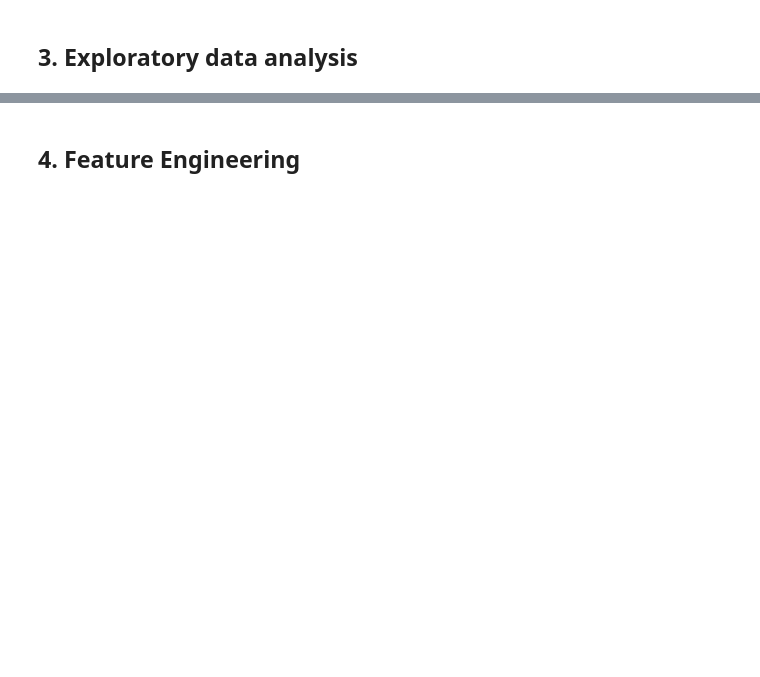
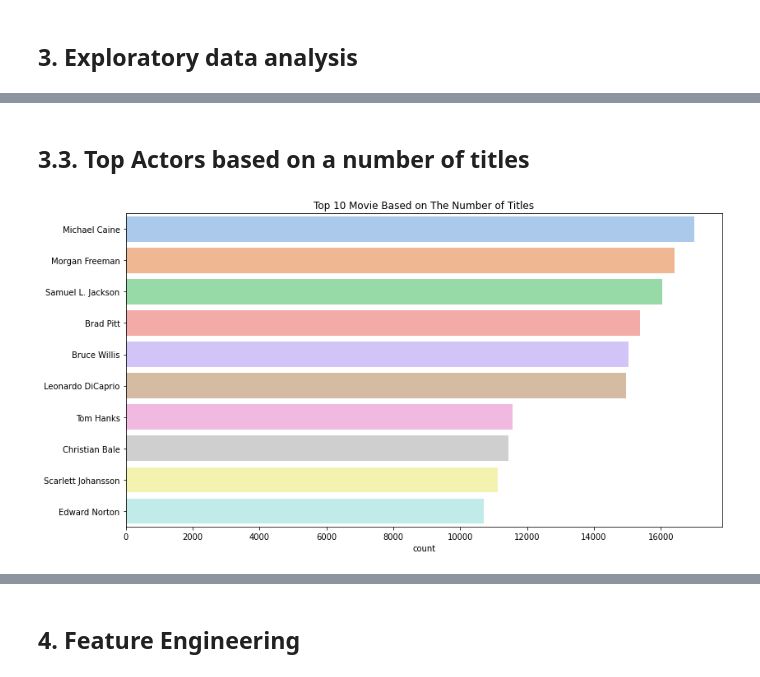
Before and after one commit to NgawethuMtirara/unsupervised-streamlit-teamcw3, a Jupyter notebook: Notebook/Team_CW3_Unsupervised.ipynb, the cells around one changed output, grey strips where cells are left out. Drawn from its saved outputs; the diff is of its cells as text; code cells hidden in the pictures; blank space fills up the shorter version.

```diff
--- a/Notebook/Team_CW3_Unsupervised.ipynb
+++ b/Notebook/Team_CW3_Unsupervised.ipynb
@@ -67,0 +373,13 @@ Providing an accurate and robust solution to this challenge has immense economic
+# %% [markdown]
+## 3.3. Top Actors based on a number of titles
+# %%
+# get the number of casts minus the no cast
+filtered_cast_shows = main_df[main_df['title_cast'] != 'No Cast'].set_index('title').title_cast.str.split('|', expand=True).stack().reset_index(level=1, drop=True)
+
+#a bar graph displaying the top actors
+plt.figure(figsize=(13,7))
+plt.title('Top 10 Movie Based on The Number of Titles')
+sns.countplot(y = filtered_cast_shows, order=filtered_cast_shows.value_counts().index[:10], palette='pastel')
+plt.show()
+# %% [output]
+[figure, added]
```
Also changed, not shown: parts of 64 cells of this notebook.
